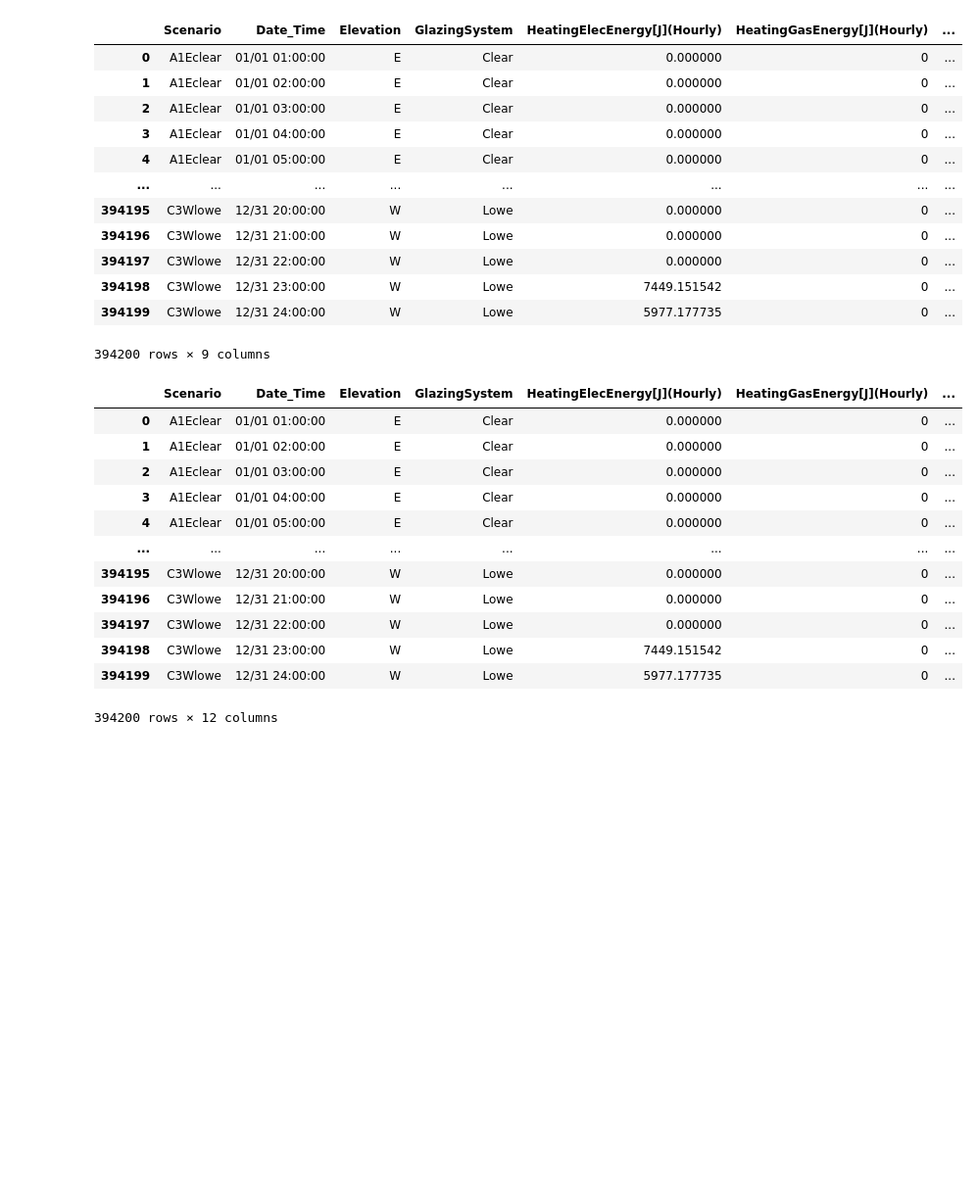
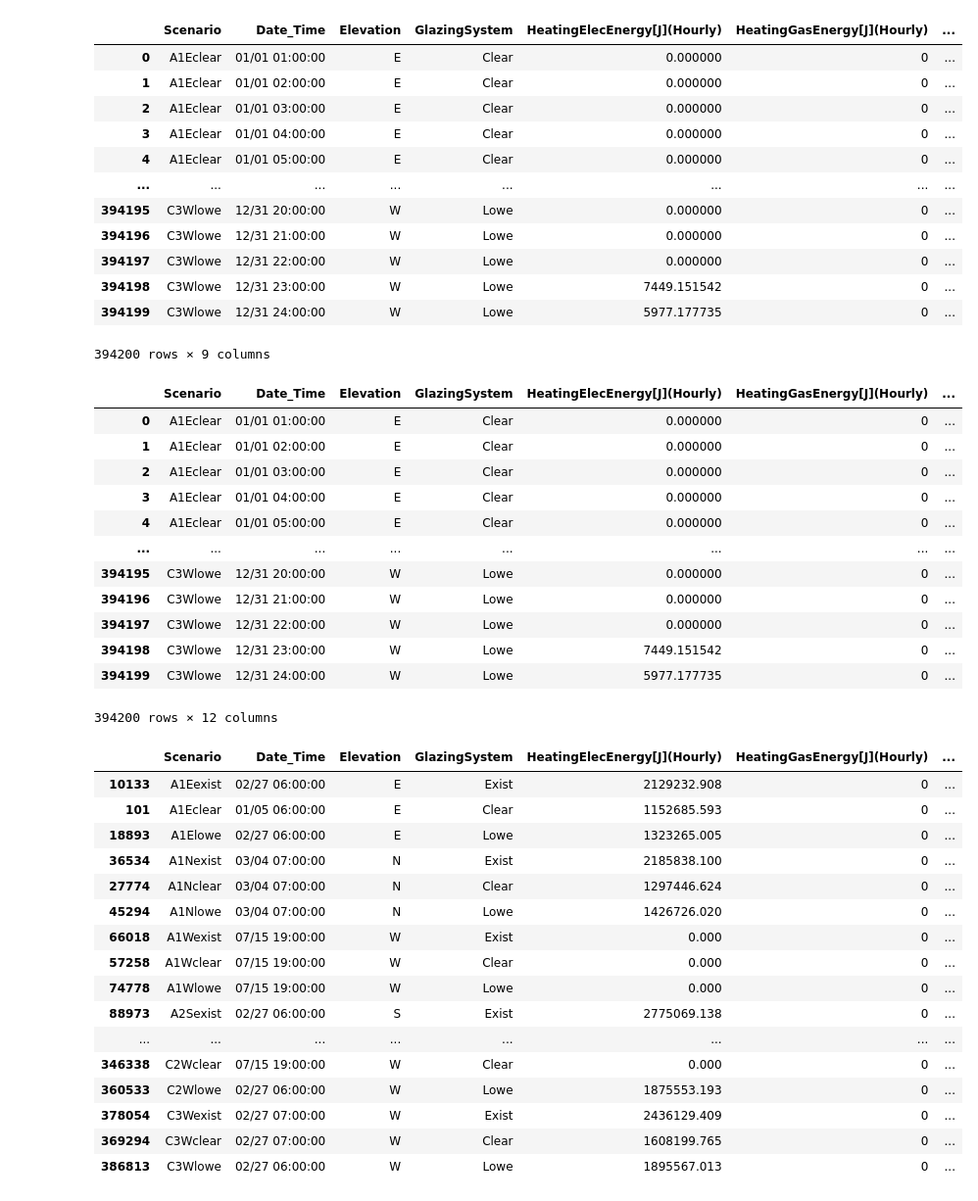
Before and after one commit to klharp/Eplus_Maine, a Jupyter notebook: SAT_Scraper.ipynb, the cells around one changed output. Shown at 98% size. Drawn from its saved outputs; the diff is of its cells as text; code cells hidden in the pictures; blank space fills up the shorter version.

```diff
--- a/SAT_Scraper.ipynb
+++ b/SAT_Scraper.ipynb
@@ -440,7 +440,7 @@ B1Wexist = get_peak_ComElec[get_peak_ComElec["Scenario"] == "B1Wexist"]
 B1Wclear = get_peak_ComElec[get_peak_ComElec["Scenario"] == "B1Wclear"]
 B1Wlowe = get_peak_ComElec[get_peak_ComElec["Scenario"] == "B1Wlowe"]
 B2Eexist = get_peak_ComElec[get_peak_ComElec["Scenario"] == "B2Eexist"]
-B2Eclear = get_peak_ComElec[get_peak_ComElec["Scenario"] == "B2Elear"]
+B2Eclear = get_peak_ComElec[get_peak_ComElec["Scenario"] == "B2Eclear"]
 B2Elowe = get_peak_ComElec[get_peak_ComElec["Scenario"] == "B2Elowe"]
 B3Sexist = get_peak_ComElec[get_peak_ComElec["Scenario"] == "B3Sexist"]
 B3Sclear = get_peak_ComElec[get_peak_ComElec["Scenario"] == "B3Sclear"]
@@ -528,34 +528,52 @@ B1NexistPeak,
 B1NclearPeak,
 B1NlowePeak,
 B1WexistPeak,
 B1WclearPeak,
 B1WlowePeak,
 B2EexistPeak,
 B2EclearPeak,
 B2ElowePeak,
 B3SexistPeak,
 B3SclearPeak,
 B3SlowePeak,
 B3WexistPeak,
 B3WclearPeak,
 B3WlowePeak,
 C1EexistPeak,
 C1EclearPeak,
 C1ElowePeak,
 C1NexistPeak,
 C1NclearPeak,
 C1NlowePeak,
 C1SexistPeak,
 C1SclearPeak,
 C1SlowePeak,
 C2WexistPeak,
 C2WclearPeak,
 C2WlowePeak,
 C3WexistPeak,
 C3WclearPeak,
 C3WlowePeak])
 
-# PeakDemandElec
+PeakDemandElec
+# %% [output]
+|  | Scenario | Date_Time | Elevation | GlazingSystem | HeatingElecEnergy[J](Hourly) | HeatingGasEnergy[J](Hourly) | ... |
+| 10133 | A1Eexist | 02/27 06:00:00 | E | Exist | 2129232.908 | 0 | ... |
+| 101 | A1Eclear | 01/05 06:00:00 | E | Clear | 1152685.593 | 0 | ... |
+| 18893 | A1Elowe | 02/27 06:00:00 | E | Lowe | 1323265.005 | 0 | ... |
+| 36534 | A1Nexist | 03/04 07:00:00 | N | Exist | 2185838.100 | 0 | ... |
+| 27774 | A1Nclear | 03/04 07:00:00 | N | Clear | 1297446.624 | 0 | ... |
+| 45294 | A1Nlowe | 03/04 07:00:00 | N | Lowe | 1426726.020 | 0 | ... |
+| 66018 | A1Wexist | 07/15 19:00:00 | W | Exist | 0.000 | 0 | ... |
+| 57258 | A1Wclear | 07/15 19:00:00 | W | Clear | 0.000 | 0 | ... |
+| 74778 | A1Wlowe | 07/15 19:00:00 | W | Lowe | 0.000 | 0 | ... |
+| 88973 | A2Sexist | 02/27 06:00:00 | S | Exist | 2775069.138 | 0 | ... |
+| ... | ... | ... | ... | ... | ... | ... | ... |
+| 346338 | C2Wclear | 07/15 19:00:00 | W | Clear | 0.000 | 0 | ... |
+| 360533 | C2Wlowe | 02/27 06:00:00 | W | Lowe | 1875553.193 | 0 | ... |
+| 378054 | C3Wexist | 02/27 07:00:00 | W | Exist | 2436129.409 | 0 | ... |
+| 369294 | C3Wclear | 02/27 07:00:00 | W | Clear | 1608199.765 | 0 | ... |
+| 386813 | C3Wlowe | 02/27 06:00:00 | W | Lowe | 1895567.013 | 0 | ... |
 # %%
 # Export dataframe  to csv
 PeakDemandElec.to_csv("Scraper_Output/sat_peak_com.csv", header=True, index=True)
```
Also changed, not shown: 1 other file.
